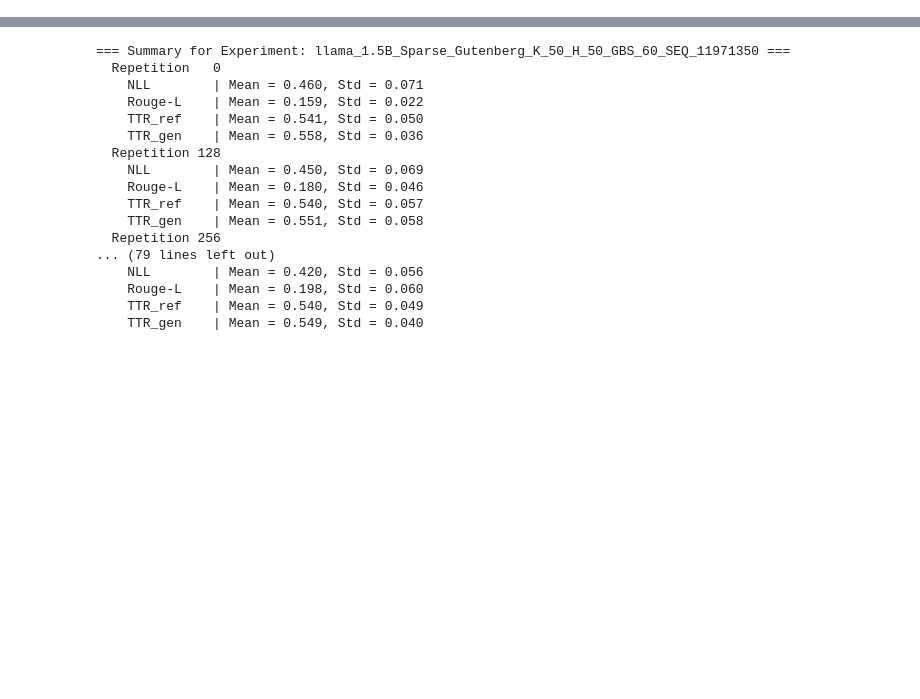
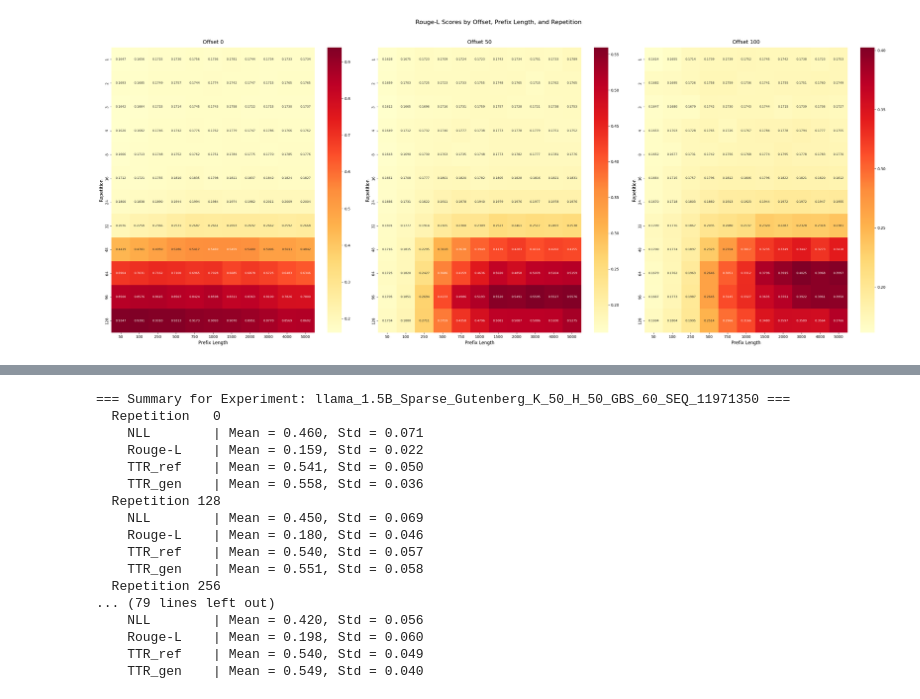
Before and after one commit to Alvorecer721/PDM, a Jupyter notebook: notebooks/rough-l.ipynb, the cells around one changed output, grey strips where cells are left out. Drawn from its saved outputs; the diff is of its cells as text; code cells hidden in the pictures; blank space fills up the shorter version.

```diff
--- a/notebooks/rough-l.ipynb
+++ b/notebooks/rough-l.ipynb
@@ -11,5 +11,5 @@ from src.verbatim_eval.utils import load_inference_data
 import numpy as np
 # %%
 base_path = "/iopsstor/scratch/cscs/xyixuan/experiment"
-# repetitions  = np.array([1, 2, 3, 4, 8, 16, 24, 32, 48, 64, 96, 128])
-repetitions = np.array([0, 128, 256, 512, 1024, 2048])
+repetitions  = np.array([1, 2, 3, 4, 8, 16, 24, 32, 48, 64, 96, 128])
+# repetitions = np.array([0, 128, 256, 512, 1024, 2048])
@@ -15,0 +65,4 @@ repetitions = np.array([0, 128, 256, 512, 1024, 2048])
+# %%
+results_prefix_at_offset0   = eval_expr(config_prefix_at_offset0)
+results_prefix_at_offset50  = eval_expr(config_prefix_at_offset50)
+results_prefix_at_offset100 = eval_expr(config_prefix_at_offset100)
@@ -15,0 +103,53 @@ repetitions = np.array([0, 128, 256, 512, 1024, 2048])
+# %%
+import numpy as np
+import pandas as pd
+import seaborn as sns
+import matplotlib.pyplot as plt
+
+def create_heatmaps_subplots(offset0_data, offset50_data, offset100_data, prefix_lengths, repetitions, figsize=(30, 12)):
+    fig, (ax1, ax2, ax3) = plt.subplots(1, 3, figsize=figsize)
+    fig.suptitle('Rouge-L Scores by Offset, Prefix Length, and Repetition', fontsize=16, y=1.02)
+
+    # Convert to numpy arrays and ensure float type
+    data0 = offset0_data.astype(float).to_numpy()
+    data50 = offset50_data.astype(float).to_numpy()
+    data100 = offset100_data.astype(float).to_numpy()
+
+    # Plot heatmaps with increased font size
+    sns.heatmap(data0, annot=True, fmt='.4f', cmap='YlOrRd', ax=ax1,
+                xticklabels=prefix_lengths, yticklabels=repetitions,
+                annot_kws={'size': 8})
+    ax1.set_title('Offset 0', fontsize=14, pad=10)
+    ax1.set_xlabel('Prefix Length', fontsize=12)
+    ax1.set_ylabel('Repetition', fontsize=12)
+
+    sns.heatmap(data50, annot=True, fmt='.4f', cmap='YlOrRd', ax=ax2,
+                xticklabels=prefix_lengths, yticklabels=repetitions,
+                annot_kws={'size': 8})
+    ax2.set_title('Offset 50', fontsize=14, pad=10)
+    ax2.set_xlabel('Prefix Length', fontsize=12)
+    ax2.set_ylabel('Repetition', fontsize=12)
+
+    sns.heatmap(data100, annot=True, fmt='.4f', cmap='YlOrRd', ax=ax3,
+                xticklabels=prefix_lengths, yticklabels=repetitions,
+                annot_kws={'size': 8})
+    ax3.set_title('Offset 100', fontsize=14, pad=10)
+    ax3.set_xlabel('Prefix Length', fontsize=12)
+    ax3.set_ylabel('Repetition', fontsize=12)
+
+    plt.tight_layout()
+    return fig
+
+# Data setup
+prefix_lengths = [50, 100, 250, 500, 750, 1000, 1500, 2000, 3000, 4000, 5000]
+repetitions = [1, 2, 3, 4, 8, 16, 24, 32, 48, 64, 96, 128]
+
+# Create dataframes and plot
+offset0_data = format_metric_df(results_prefix_at_offset0, metric='Rouge-L', vary_param='prefix').T
+offset50_data = format_metric_df(results_prefix_at_offset50, metric='Rouge-L', vary_param='prefix').T
+offset100_data = format_metric_df(results_prefix_at_offset100, metric='Rouge-L', vary_param='prefix').T
+
+fig = create_heatmaps_subplots(offset0_data, offset50_data, offset100_data, prefix_lengths, repetitions)
+plt.show()
+# %% [output]
+[figure, added]
```
Also changed, not shown: parts of 18 cells of this notebook, 6 other files.
